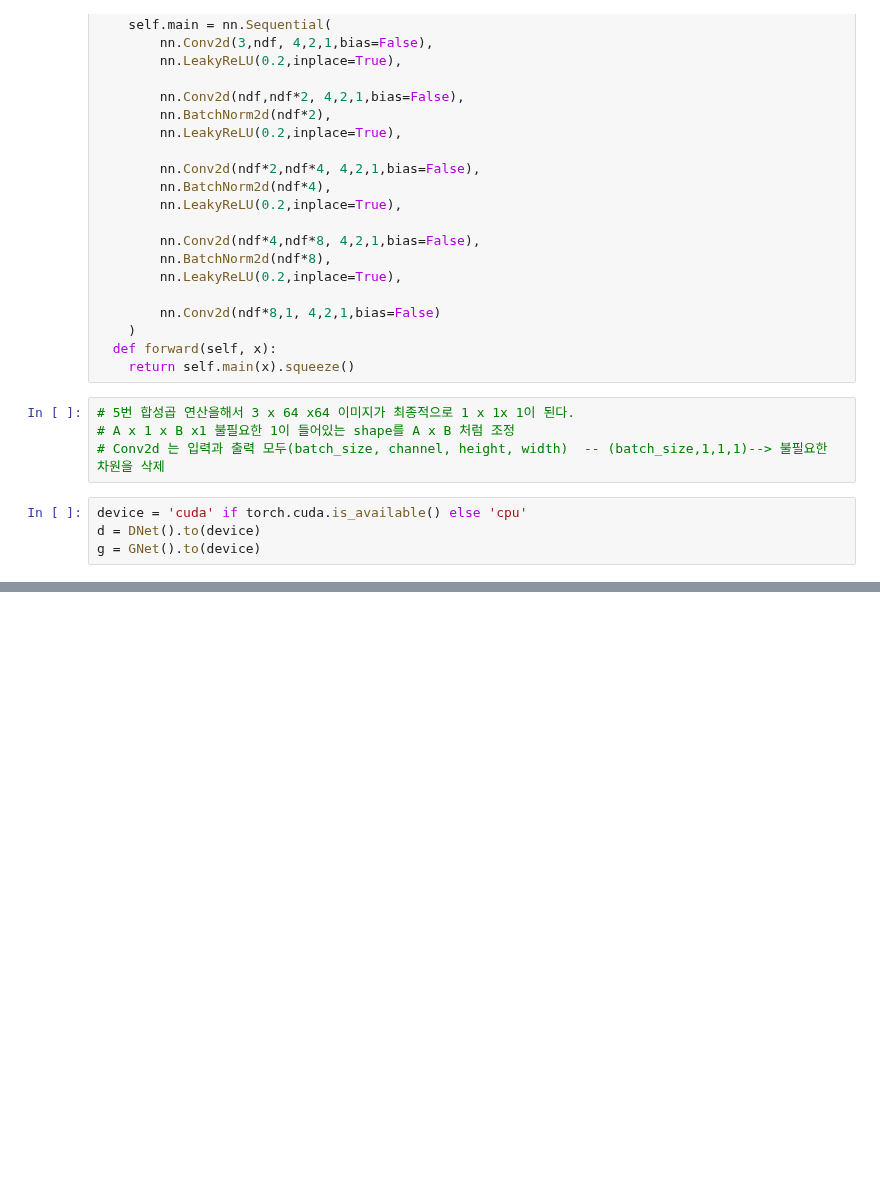
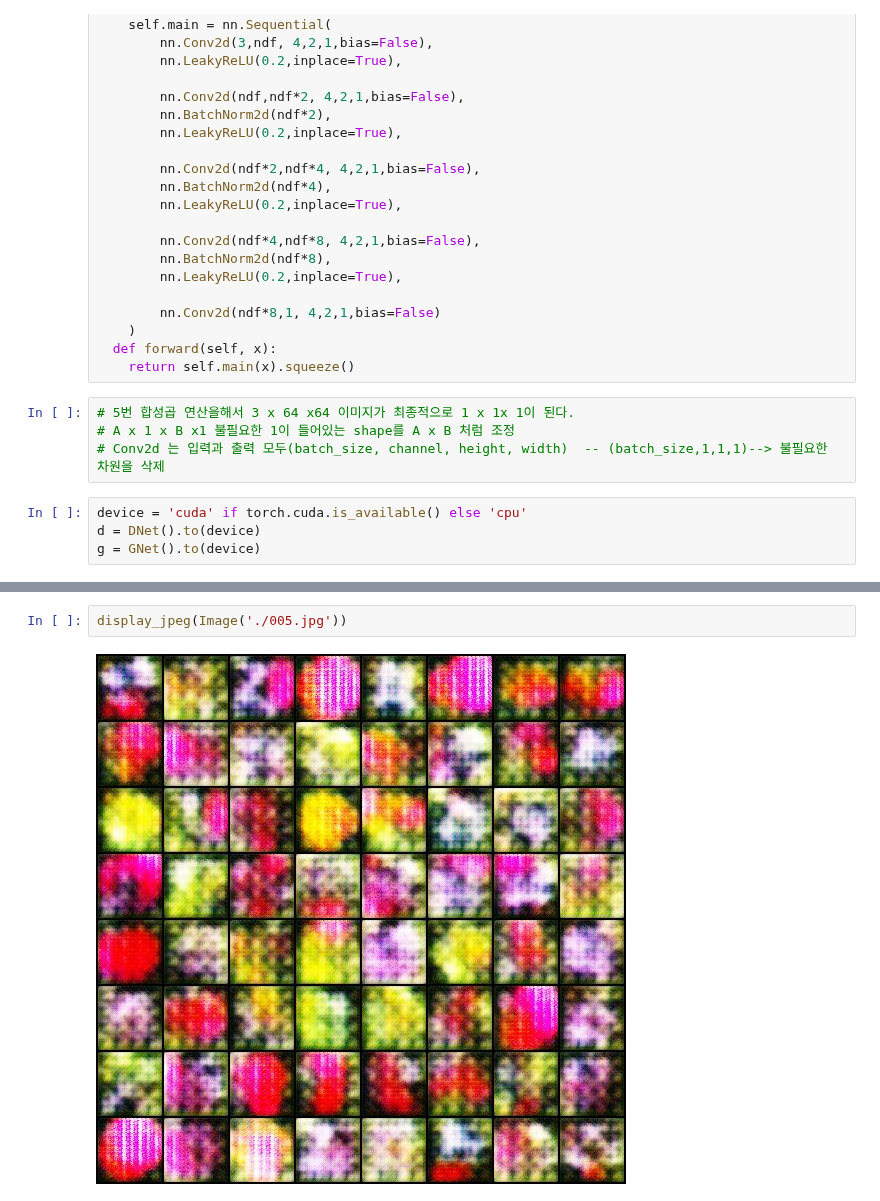
Before and after one commit to leekyuyoung20221226/python, a Jupyter notebook: 파이토치/DCGAN.ipynb, the cells around one changed output, grey strips where cells are left out. Saved outputs shown, nothing was run; the diff lists cells and outputs as text; blank space fills up the shorter version.

```diff
--- a/파이토치/DCGAN.ipynb
+++ b/파이토치/DCGAN.ipynb
@@ -129,0 +235,4 @@ fixed_z = torch.randn(batch_size, nz,1,1).to(device)
+# %%
+display_jpeg(Image('./005.jpg'))
+# %% [output]
+[figure, added]
```
Also changed, not shown: parts of 9 cells of this notebook.
